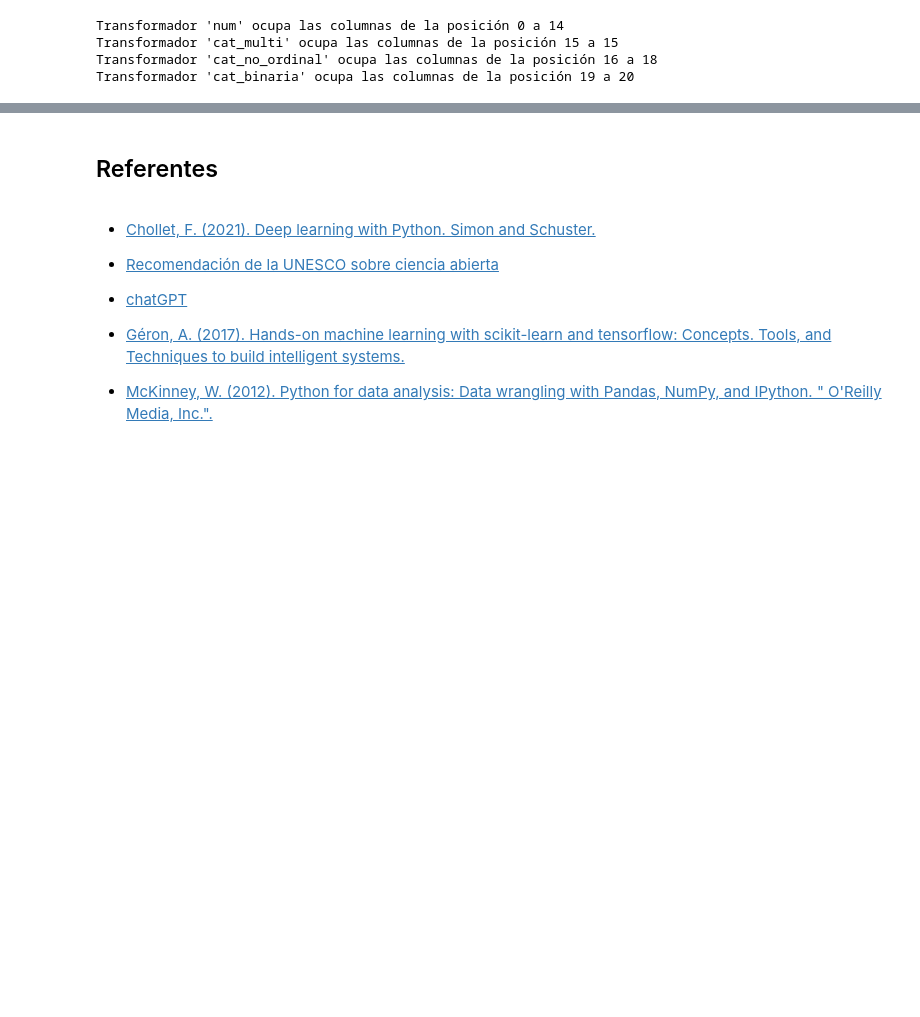
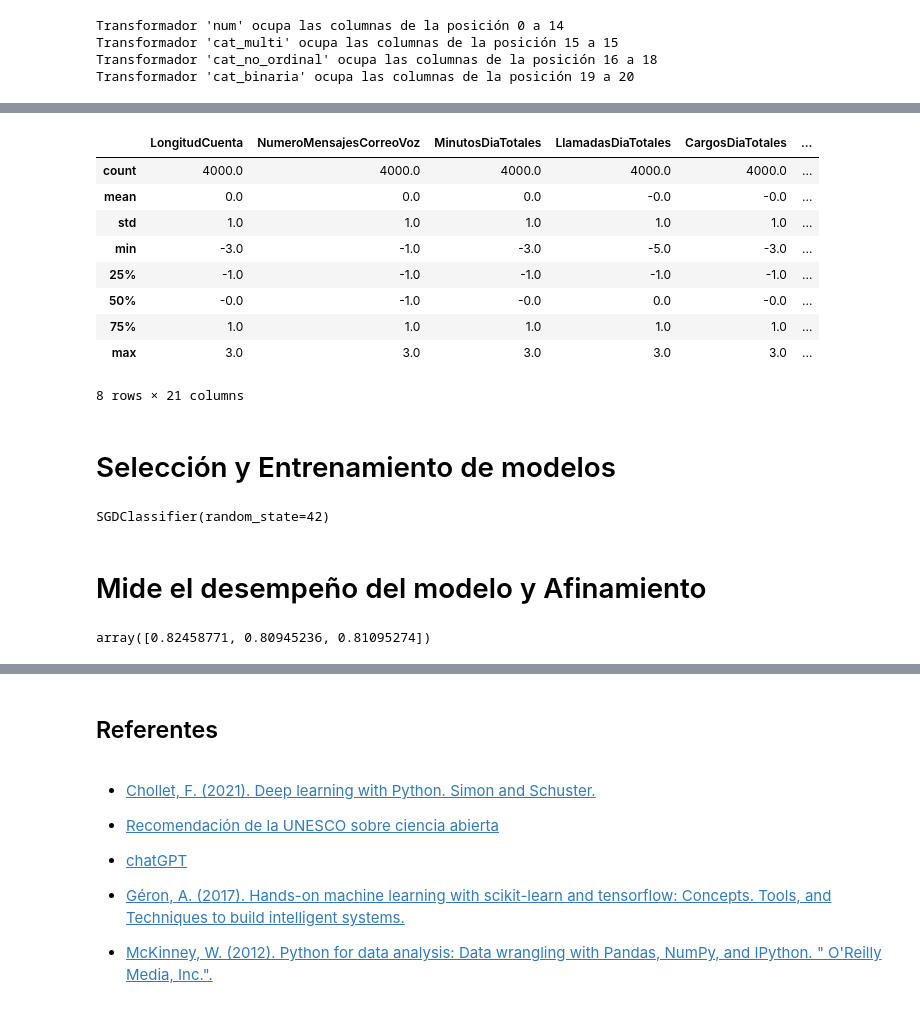
Before and after one commit to marco-canas/extension, a Jupyter notebook: taller_g_lideres/6_churn/1_analisis_abandono.ipynb, the cells around one changed output, grey strips where cells are left out. Drawn from its saved outputs; the diff is of its cells as text; code cells hidden in the pictures; blank space fills up the shorter version.

```diff
--- a/taller_g_lideres/6_churn/1_analisis_abandono.ipynb
+++ b/taller_g_lideres/6_churn/1_analisis_abandono.ipynb
@@ -1361,0 +1378,31 @@ Si buscas una herramienta para visualizar *pipelines* en talleres, te recomendar
+# %%
+df_train_predictores_prepared.describe().round(0)
+# %% [output]
+|  | LongitudCuenta | NumeroMensajesCorreoVoz | MinutosDiaTotales | LlamadasDiaTotales | CargosDiaTotales | ... |
+| count | 4000.0 | 4000.0 | 4000.0 | 4000.0 | 4000.0 | ... |
+| mean | 0.0 | 0.0 | 0.0 | -0.0 | -0.0 | ... |
+| std | 1.0 | 1.0 | 1.0 | 1.0 | 1.0 | ... |
+| min | -3.0 | -1.0 | -3.0 | -5.0 | -3.0 | ... |
+| 25% | -1.0 | -1.0 | -1.0 | -1.0 | -1.0 | ... |
+| 50% | -0.0 | -1.0 | -0.0 | 0.0 | -0.0 | ... |
+| 75% | 1.0 | 1.0 | 1.0 | 1.0 | 1.0 | ... |
+| max | 3.0 | 3.0 | 3.0 | 3.0 | 3.0 | ... |
+8 rows × 21 columns
+# %% [markdown]
+# Selección y Entrenamiento de modelos
+# %%
+
+y_train = df_train_labels.values.ravel()
+
+from sklearn.linear_model import SGDClassifier
+sgd_clf = SGDClassifier(random_state=42)
+sgd_clf.fit(X_train_predictores_prepared, y_train)
+# %% [output]
+SGDClassifier(random_state=42)
+# %% [markdown]
+# Mide el desempeño del modelo y Afinamiento
+# %%
+from sklearn.model_selection import cross_val_score
+cross_val_score(sgd_clf, X_train_predictores_prepared, y_train, cv=3, scoring="accuracy")
+# %% [output]
+array([0.82458771, 0.80945236, 0.81095274])
```
Also changed, not shown: parts of 26 cells of this notebook, 1 other file.
